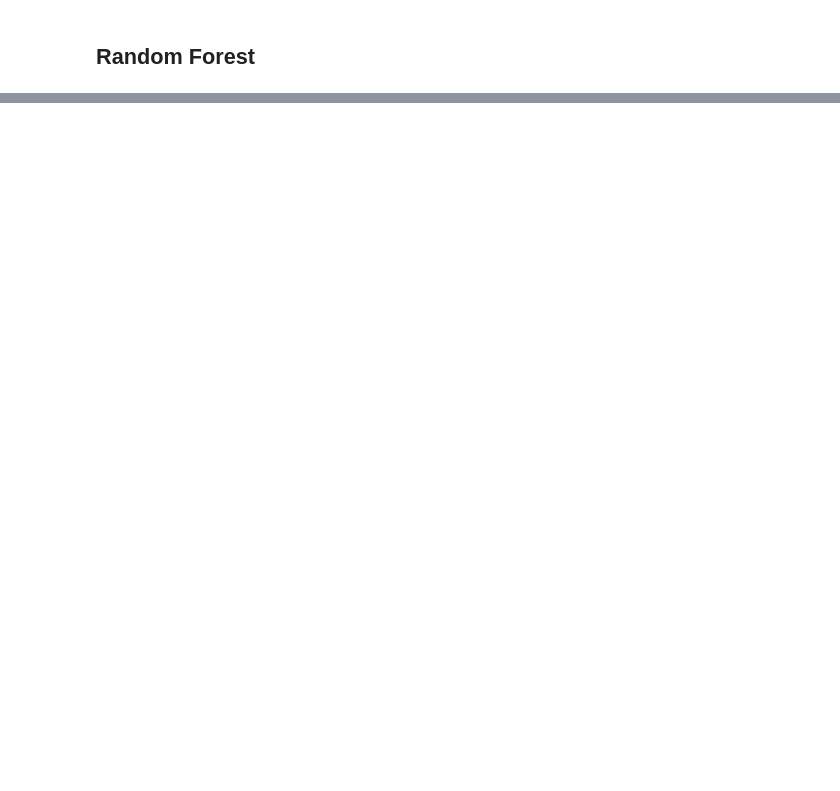
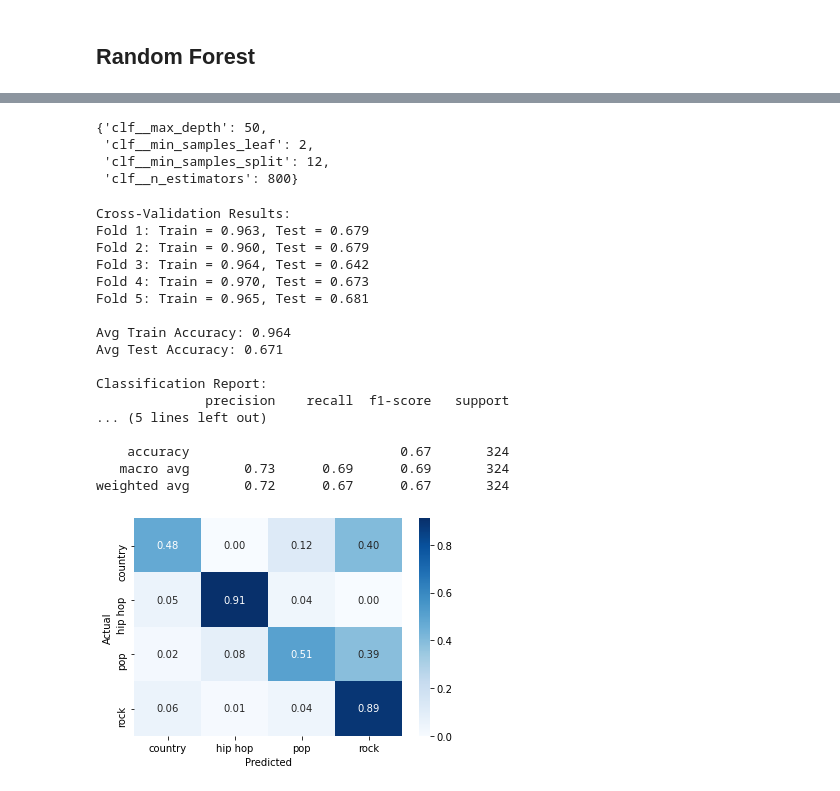
Before and after one commit to meghana-pakala/capstone, a Jupyter notebook: capstone.ipynb, the cells around one changed output, grey strips where cells are left out. Saved outputs shown, nothing was run; the diff lists cells and outputs as text; code cells hidden in the pictures; blank space fills up the shorter version.

```diff
--- a/capstone.ipynb
+++ b/capstone.ipynb
@@ -198,16 +249,23 @@ Overall Accuracy: 0.64
 # %%
+# grid search for best parameters to address overfitting
+
 rf_params = {
-    'vect': [CountVectorizer(), TfidfVectorizer()],
-    'vect__max_features': [None, 1000, 2000],
-    'vect__min_df': [2, 10, 25,50],
-    'vect__max_df': [0.5, 0.75, 1.0],
+    # 'vect': [CountVectorizer(), TfidfVectorizer()],
+    # 'vect__max_features': [None, 1000, 2000],
+    # 'vect__min_df': [2, 10, 25,50],
+    # 'vect__max_df': [0.5, 0.75, 1.0],
 
-    'clf__n_estimators': [50, 100, 150],
-    'clf__max_depth': [None, 10, 20, 30],
-    'clf__min_samples_split': [2, 5, 10],
-    'clf__min_samples_leaf': [1, 2, 4]
+    'clf__n_estimators': [500, 600, 800],
+    'clf__max_depth': [20, 30, 50],
+    'clf__min_samples_split': [4, 6, 12],
+    'clf__min_samples_leaf': [2, 4, 7]
 }
 
 rf_grid = GridSearchCV(rf_pipe, rf_params, cv=5, scoring='accuracy')
 rf_grid.fit(X_df, y_df)
 rf_grid.best_params_
+# %% [output]
+{'clf__max_depth': 50,
+ 'clf__min_samples_leaf': 2,
+ 'clf__min_samples_split': 12,
+ 'clf__n_estimators': 800}
@@ -219,0 +272,32 @@ print(f'Random Forest Accuracy: {rf_score:.2f}')
+# %%
+# tuned random forest
+
+rf_tuned = Pipeline([
+    ('vect', CountVectorizer(min_df= 20,
+                             max_df= .75)),
+    ('clf', RandomForestClassifier(n_estimators=500,
+                                   max_depth=70,
+                                   min_samples_split= 3,
+                                   min_samples_leaf= 3))
+])
+
+analyze_model(rf_tuned, X_df, y_df)
+# %% [output]
+Cross-Validation Results:
+Fold 1: Train = 0.963, Test = 0.679
+Fold 2: Train = 0.960, Test = 0.679
+Fold 3: Train = 0.964, Test = 0.642
+Fold 4: Train = 0.970, Test = 0.673
+Fold 5: Train = 0.965, Test = 0.681
+
+Avg Train Accuracy: 0.964
+Avg Test Accuracy: 0.671
+
+Classification Report:
+              precision    recall  f1-score   support
+... (5 lines left out)
+
+    accuracy                           0.67       324
+   macro avg       0.73      0.69      0.69       324
+weighted avg       0.72      0.67      0.67       324
+[figure, added]
```
Also changed, not shown: parts of 14 cells of this notebook, 8 other files.
